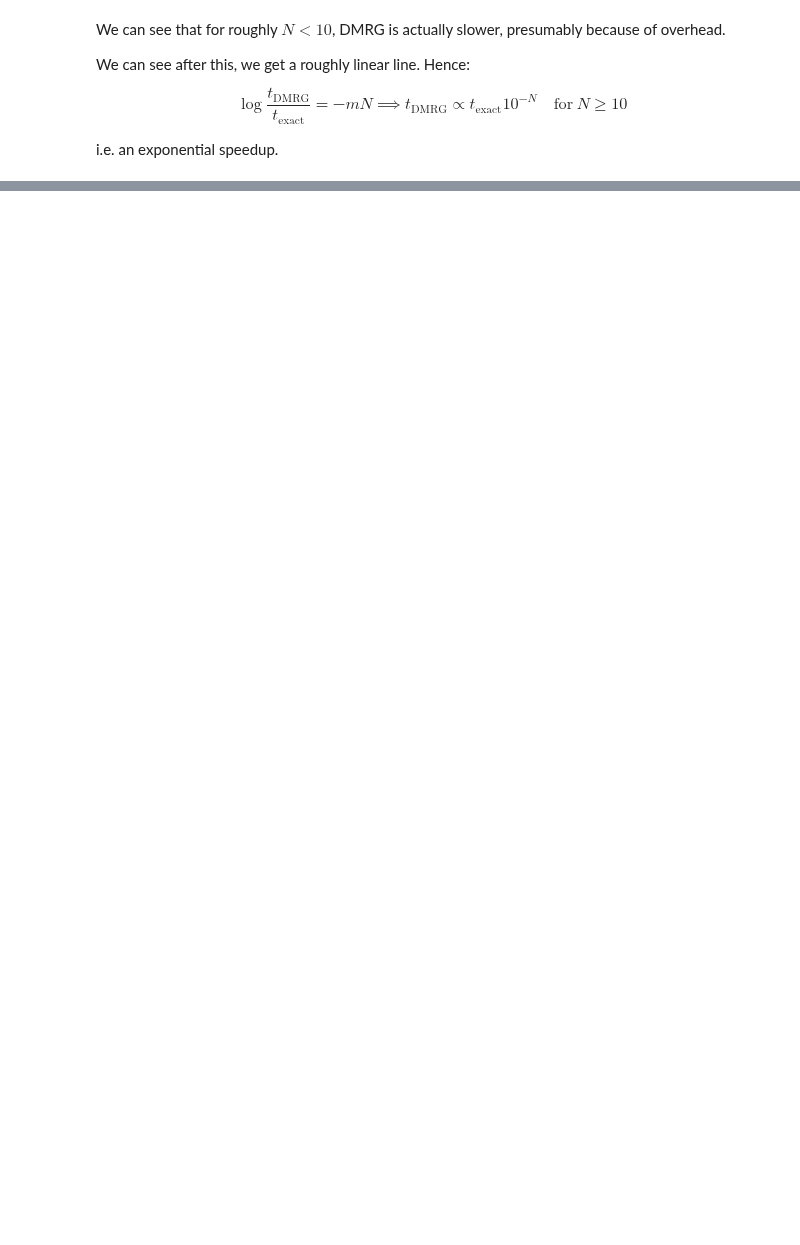
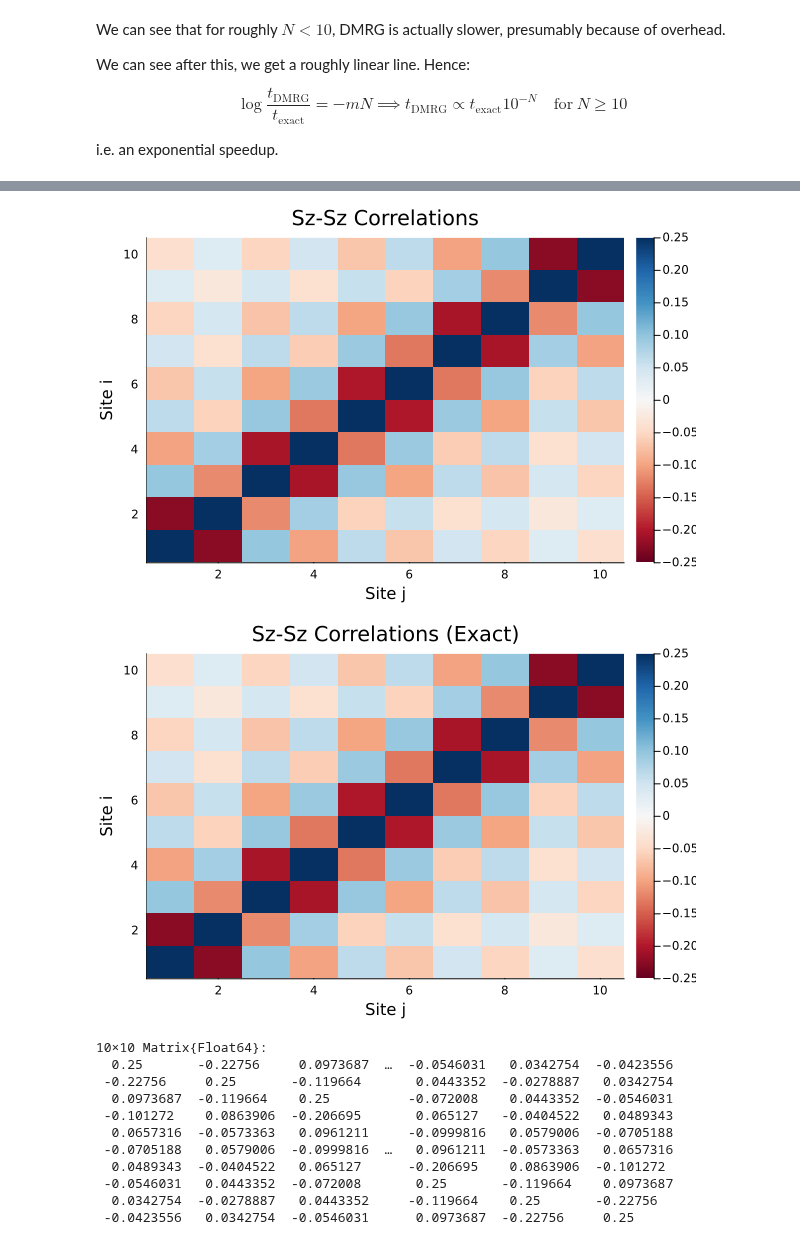
Before and after one commit to jamesnrolfe/MSci-Project, a Jupyter notebook: Preliminaries/hamiltonian_diag.ipynb, the cells around one changed output, grey strips where cells are left out. Cells and saved outputs as stored; diff of their text form; code cells hidden in the pictures; blank space fills up the shorter version.

```diff
--- a/Preliminaries/hamiltonian_diag.ipynb
+++ b/Preliminaries/hamiltonian_diag.ipynb
@@ -442,0 +520,79 @@ i.e. an exponential speedup.
+# %%
+function calculate_correlations_dmrg(ψ::MPS, sites; range=(-0.25, 0.25))
+    """
+    Calculate spin-spin correlations using correlation_matrix function.
+    """
+    N = length(ψ)
+
+    # Calculate <Sz_i Sz_j> correlations using built-in function
+    sz_correlations = correlation_matrix(ψ, "Sz", "Sz")
+
+    display(heatmap(sz_correlations,
+            xlabel="Site j", ylabel="Site i",
+            title="Sz-Sz Correlations",
+            color=:RdBu, clims=range))
+
+
+    return sz_correlations
+end
+
+function calculate_correlations_exact(ψ::Vector{ComplexF64}; range=(-0.25, 0.25))
+    """
+    Calculate spin-spin correlations <Sz_i Sz_j> from the full wavefunction array.
+    """
+    N = Int(log2(length(ψ))) # number of sites
+    sz_correlations = zeros(Float64, N, N)
+
+    # Define Sz operator for a single spin-1/2 site
+    sz = 0.5 * [1.0 0.0; 0.0 -1.0]
+
+    sz_ops = Vector{Matrix{ComplexF64}}(undef, N)
+    for i in 1:N
+        op = 1.0 # start with placeholder, will be built
+        for j in 1:N
+            if j == i
+                op = kron(op, sz)
+            else
+                op = kron(op, I(2))
+            end
+        end
+        sz_ops[i] = op
+    end
+
+    # calc correlations using <ψ|Sz_i Sz_j|ψ> via matrix multiplication
+    for i in 1:N
+        for j in 1:N
+            if i == j
+                # Diagonal: <Sz_i^2> = <ψ|Sz_i * Sz_i|ψ>
+                sz_correlations[i, j] = real(ψ' * (sz_ops[i] * sz_ops[i] * ψ))
+            else
+                # Off-diagonal: <Sz_i * Sz_j> = <ψ|Sz_i * Sz_j|ψ>
+                sz_correlations[i, j] = real(ψ' * (sz_ops[i] * sz_ops[j] * ψ))
+            end
+        end
+    end
+
+    display(heatmap(sz_correlations,
+            xlabel="Site j", ylabel="Site i",
+            title="Sz-Sz Correlations (Exact)",
+            color=:RdBu, clims=range))
+
+    return sz_correlations
+end
+
+correlations_dmrg = calculate_correlations_dmrg(ψ_chain_dmrg, sites_chain)
+correlations_exact = calculate_correlations_exact(ψ_chain_exact)
+# %% [output]
+[figure, added]
+[figure, added]
+10×10 Matrix{Float64}:
+  0.25       -0.22756     0.0973687  …  -0.0546031   0.0342754  -0.0423556
+ -0.22756     0.25       -0.119664       0.0443352  -0.0278887   0.0342754
+  0.0973687  -0.119664    0.25          -0.072008    0.0443352  -0.0546031
+ -0.101272    0.0863906  -0.206695       0.065127   -0.0404522   0.0489343
+  0.0657316  -0.0573363   0.0961211     -0.0999816   0.0579006  -0.0705188
+ -0.0705188   0.0579006  -0.0999816  …   0.0961211  -0.0573363   0.0657316
+  0.0489343  -0.0404522   0.065127      -0.206695    0.0863906  -0.101272
+ -0.0546031   0.0443352  -0.072008       0.25       -0.119664    0.0973687
+  0.0342754  -0.0278887   0.0443352     -0.119664    0.25       -0.22756
+ -0.0423556   0.0342754  -0.0546031      0.0973687  -0.22756     0.25
```
Also changed, not shown: parts of 23 cells of this notebook, 2 other files.
